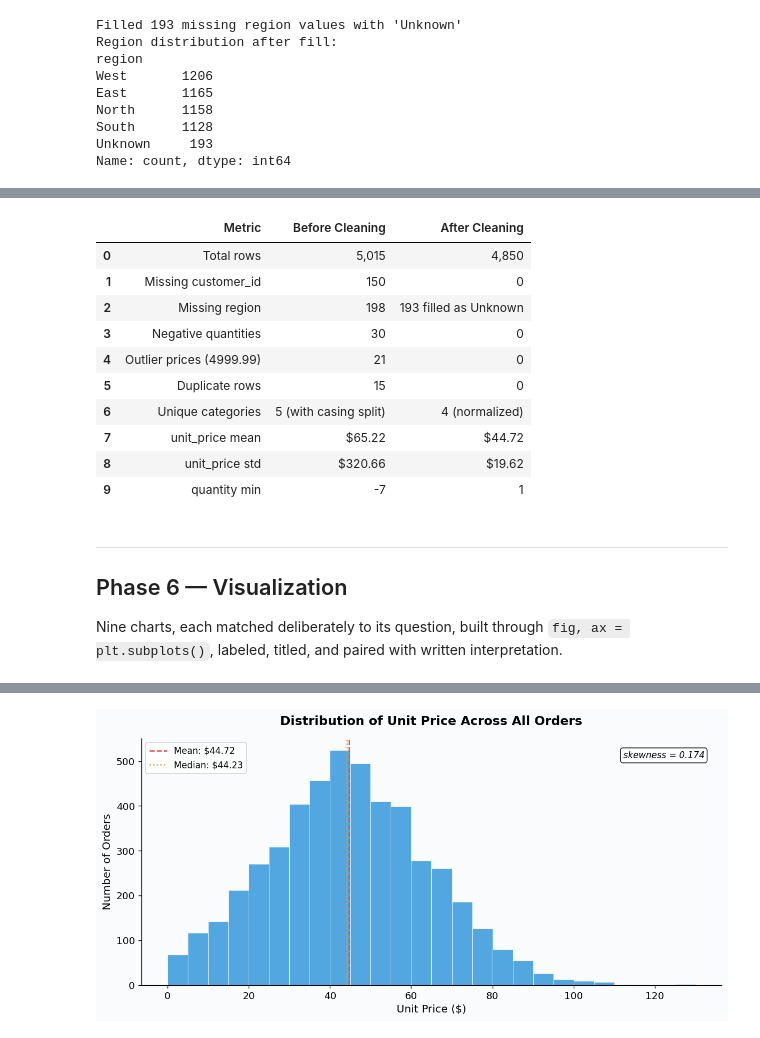
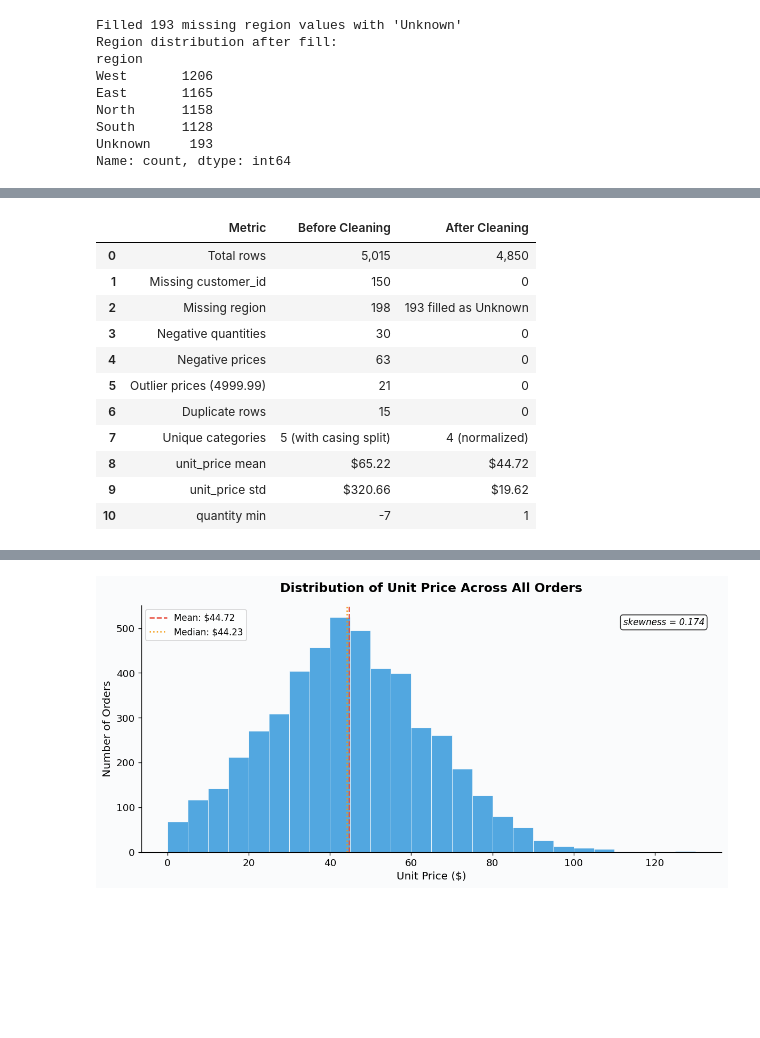
Before and after one commit to memoona-zahur/Integration-Assignment_Full-EDA-Pipeline-on-a-New-Dataset, a Jupyter notebook: week5_thursday_eda.ipynb, the cells around one changed output, grey strips where cells are left out. Drawn from its saved outputs; the diff is of its cells as text; code cells hidden in the pictures; blank space fills up the shorter version.

```diff
--- a/week5_thursday_eda.ipynb
+++ b/week5_thursday_eda.ipynb
@@ -542,6 +770,7 @@ comparison = pd.DataFrame({
         'Missing customer_id',
         'Missing region',
         'Negative quantities',
+        'Negative prices',
         'Outlier prices (4999.99)',
         'Duplicate rows',
         'Unique categories',
@@ -554,42 +783,39 @@ comparison = pd.DataFrame({
         f"{orders['customer_id'].isna().sum()}",
         f"{orders['region'].isna().sum()}",
         f"{(orders['quantity'] < 0).sum()}",
+        f"{(orders['unit_price'] < 0).sum()}",
         f"{(orders['unit_price'] == 4999.99).sum()}",
         f"{orders.duplicated().sum()}",
         f"{orders['product_category'].nunique()} (with casing split)",
         f"${orders['unit_price'].mean():.2f}",
         f"${orders['unit_price'].std():.2f}",
         f"{orders['quantity'].min()}",
     ],
     'After Cleaning': [
         f"{len(orders_clean):,}",
         f"{orders_clean['customer_id'].isna().sum()}",
         f"{(orders_clean['region'] == 'Unknown').sum()} filled as Unknown",
         f"{(orders_clean['quantity'] < 0).sum()}",
+        f"{(orders_clean['unit_price'] < 0).sum()}",
         f"{(orders_clean['unit_price'] == 4999.99).sum()}",
         f"{orders_clean.duplicated().sum()}",
         f"{orders_clean['product_category'].nunique()} (normalized)",
         f"${orders_clean['unit_price'].mean():.2f}",
         f"${orders_clean['unit_price'].std():.2f}",
         f"{orders_clean['quantity'].min()}",
     ]
 })
 comparison
 # %% [output]
 |  | Metric | Before Cleaning | After Cleaning |
 | 0 | Total rows | 5,015 | 4,850 |
 | 1 | Missing customer_id | 150 | 0 |
 | 2 | Missing region | 198 | 193 filled as Unknown |
 | 3 | Negative quantities | 30 | 0 |
-| 4 | Outlier prices (4999.99) | 21 | 0 |
-| 5 | Duplicate rows | 15 | 0 |
-| 6 | Unique categories | 5 (with casing split) | 4 (normalized) |
-| 7 | unit_price mean | $65.22 | $44.72 |
-| 8 | unit_price std | $320.66 | $19.62 |
-| 9 | quantity min | -7 | 1 |
+| 4 | Negative prices | 63 | 0 |
+| 5 | Outlier prices (4999.99) | 21 | 0 |
+| 6 | Duplicate rows | 15 | 0 |
+| 7 | Unique categories | 5 (with casing split) | 4 (normalized) |
+| 8 | unit_price mean | $65.22 | $44.72 |
+| 9 | unit_price std | $320.66 | $19.62 |
+| 10 | quantity min | -7 | 1 |
-# %% [markdown]
----
-
-## Phase 6 — Visualization
-
-Nine charts, each matched deliberately to its question, built through `fig, ax = plt.subplots()`, labeled, titled, and paired with written interpretation.
```
Also changed, not shown: parts of 133 cells of this notebook, 1 other file.
